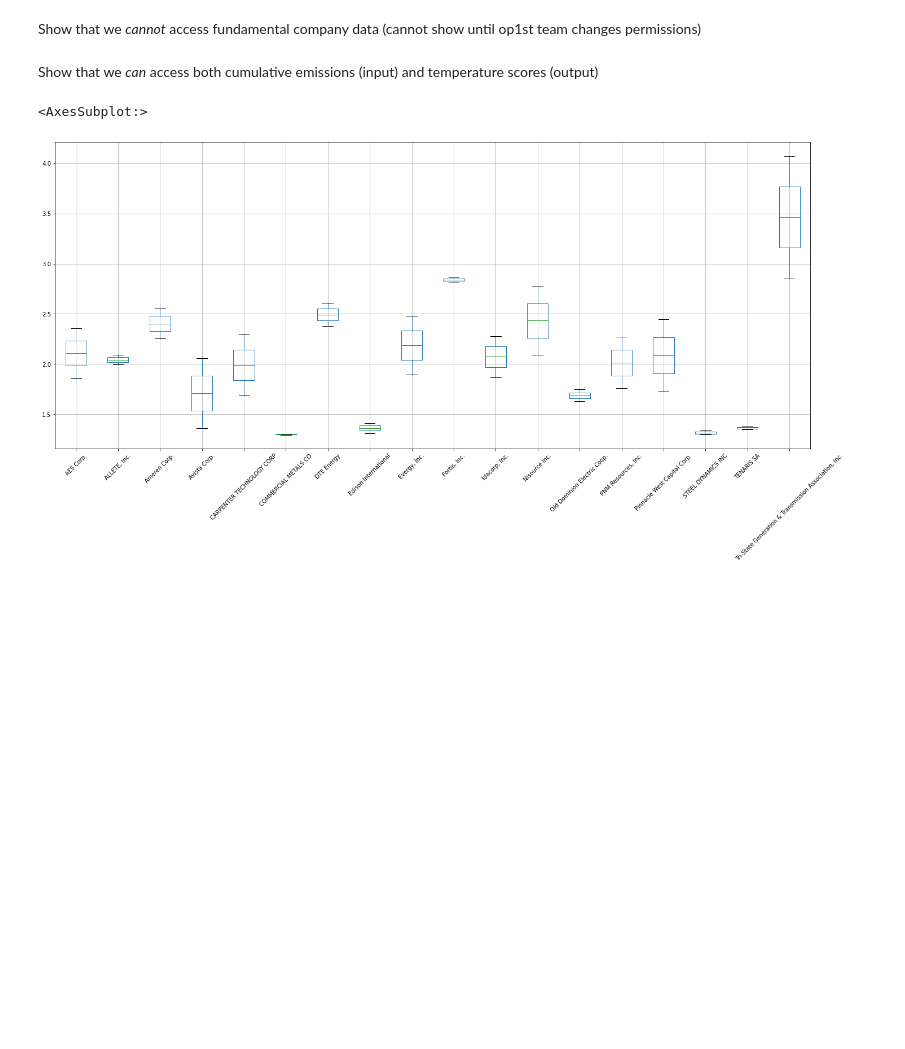
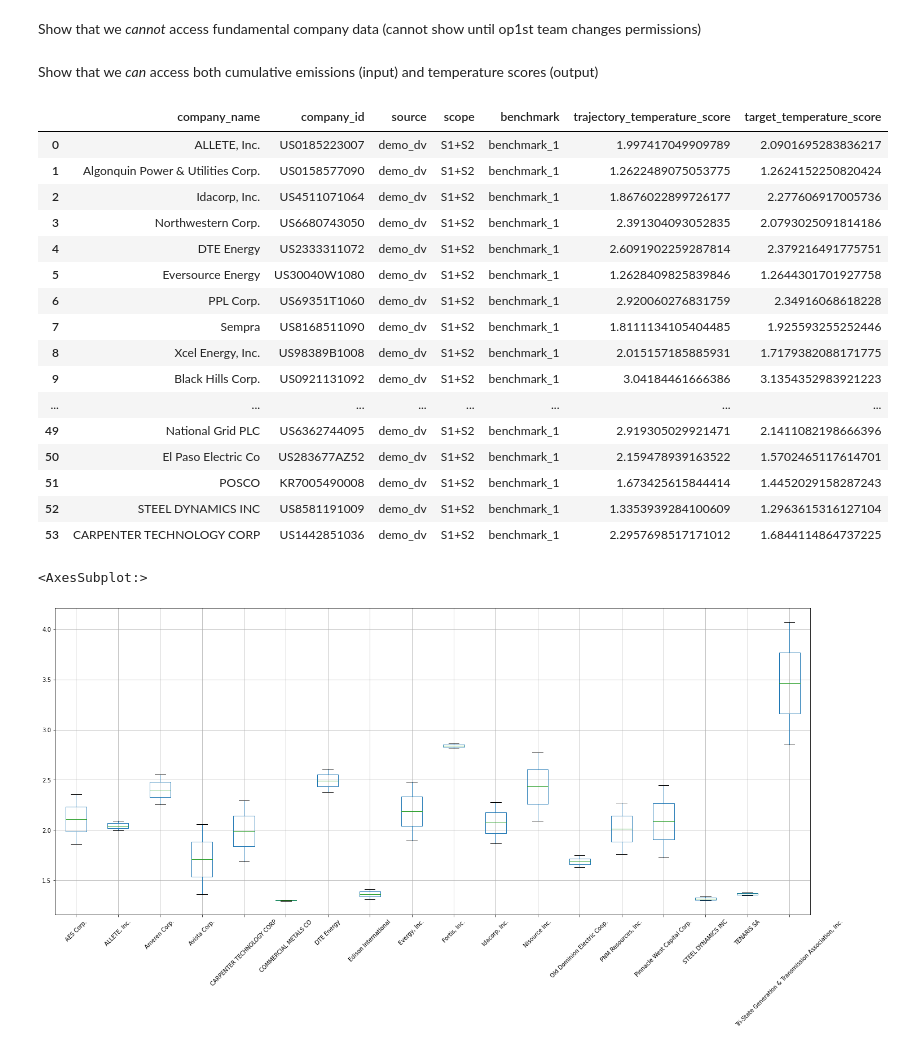
Before and after one commit to os-climate/ITR, a Jupyter notebook: examples/vault_demo_n1.ipynb, the cells around one changed output. Drawn from its saved outputs; the diff is of its cells as text; code cells hidden in the pictures; blank space fills up the shorter version.

```diff
--- a/examples/vault_demo_n1.ipynb
+++ b/examples/vault_demo_n1.ipynb
@@ -130,11 +104,62 @@ def requantify_df(df: pd.DataFrame) -> pd.DataFrame:
+# %%
+# Because this DF comes from reading a Trino table, and because columns must be unqiue, we don't have to enumerate to ensure we properly handle columns with duplicated names
+
+def requantify_df(df: pd.DataFrame, typemap: dict) -> pd.DataFrame:
+    units_col = None
+    columns_not_found = [k for k in typemap.keys() if k not in df.columns]
+    if columns_not_found:
+        print(f"columns {columns_not_found} not found in DataFrame")
+        raise ValueError
+    columns_reversed = reversed(df.columns)
+    for col in columns_reversed:
+        if col.endswith("_units"):
+            if units_col:
+                print(f"Column {units_col} follows {col} without intervening value column")
+                # We expect _units column to follow a non-units column
+                raise ValueError
+            units_col = col
+            continue
+        if units_col:
+            if col + '_units' != units_col:
+                print(f"Excpecting column name {col}_units but saw {units_col} instead")
+                raise ValueError
+            if (df[units_col]==df[units_col][0]).all():
+                # We can make a PintArray since column is of homogeneous type
+                new_col = PintArray(df[col], dtype=f"pint[{ureg(df[units_col][0]).u}]")
+            else:
+                # Make a pd.Series of Quantity in a way that does not throw UnitStrippedWarning
+                new_col = pd.Series(data=df[col], name=col) * pd.Series(data=df[units_col].map(lambda x: ureg(x).u), name=col)
+            if col in typemap.keys():
+                new_col = new_col.astype(typemap[col])
+            df = df.drop(columns=units_col)
+            df[col] = new_col
+            units_col = None
+    return df
 # %% [markdown]
 Show that we *can* access both cumulative emissions (input) and temperature scores (output)
 # %%
 sql_temp_score_df = pd.read_sql_table(f"temperature_scores", engine_quant)
 # %%
-temp_score_df = requantify_df(sql_temp_score_df)
-temp_score_df.trajectory_temperature_score = temp_score_df.trajectory_temperature_score.astype('pint[delta_degC]')
-temp_score_df.target_temperature_score = temp_score_df.target_temperature_score.astype('pint[delta_degC]')
+temp_score_df = requantify_df(sql_temp_score_df, typemap={'trajectory_temperature_score':'pint[delta_degC]', 'target_temperature_score':'pint[delta_degC]'})
+temp_score_df
+# %% [output]
+|  | company_name | company_id | source | scope | benchmark | trajectory_temperature_score | target_temperature_score |
+| 0 | ALLETE, Inc. | US0185223007 | demo_dv | S1+S2 | benchmark_1 | 1.997417049909789 | 2.0901695283836217 |
+| 1 | Algonquin Power & Utilities Corp. | US0158577090 | demo_dv | S1+S2 | benchmark_1 | 1.2622489075053775 | 1.2624152250820424 |
+| 2 | Idacorp, Inc. | US4511071064 | demo_dv | S1+S2 | benchmark_1 | 1.8676022899726177 | 2.277606917005736 |
+| 3 | Northwestern Corp. | US6680743050 | demo_dv | S1+S2 | benchmark_1 | 2.391304093052835 | 2.0793025091814186 |
+| 4 | DTE Energy | US2333311072 | demo_dv | S1+S2 | benchmark_1 | 2.6091902259287814 | 2.379216491775751 |
+| 5 | Eversource Energy | US30040W1080 | demo_dv | S1+S2 | benchmark_1 | 1.2628409825839846 | 1.2644301701927758 |
+| 6 | PPL Corp. | US69351T1060 | demo_dv | S1+S2 | benchmark_1 | 2.920060276831759 | 2.34916068618228 |
+| 7 | Sempra | US8168511090 | demo_dv | S1+S2 | benchmark_1 | 1.8111134105404485 | 1.925593255252446 |
+| 8 | Xcel Energy, Inc. | US98389B1008 | demo_dv | S1+S2 | benchmark_1 | 2.015157185885931 | 1.7179382088171775 |
+| 9 | Black Hills Corp. | US0921131092 | demo_dv | S1+S2 | benchmark_1 | 3.04184461666386 | 3.1354352983921223 |
+| ... | ... | ... | ... | ... | ... | ... | ... |
+| 49 | National Grid PLC | US6362744095 | demo_dv | S1+S2 | benchmark_1 | 2.919305029921471 | 2.1411082198666396 |
+| 50 | El Paso Electric Co | US283677AZ52 | demo_dv | S1+S2 | benchmark_1 | 2.159478939163522 | 1.5702465117614701 |
+| 51 | POSCO | KR7005490008 | demo_dv | S1+S2 | benchmark_1 | 1.673425615844414 | 1.4452029158287243 |
+| 52 | STEEL DYNAMICS INC | US8581191009 | demo_dv | S1+S2 | benchmark_1 | 1.3353939284100609 | 1.2963615316127104 |
+| 53 | CARPENTER TECHNOLOGY CORP | US1442851036 | demo_dv | S1+S2 | benchmark_1 | 2.2957698517171012 | 1.6844114864737225 |
 # %%
 plottable_df = temp_score_df[['company_name', 'trajectory_temperature_score', 'target_temperature_score']].sort_values('company_name').set_index('company_name').T
 # %%
```
Also changed, not shown: parts of 1 cell of this notebook, 1 other file.
